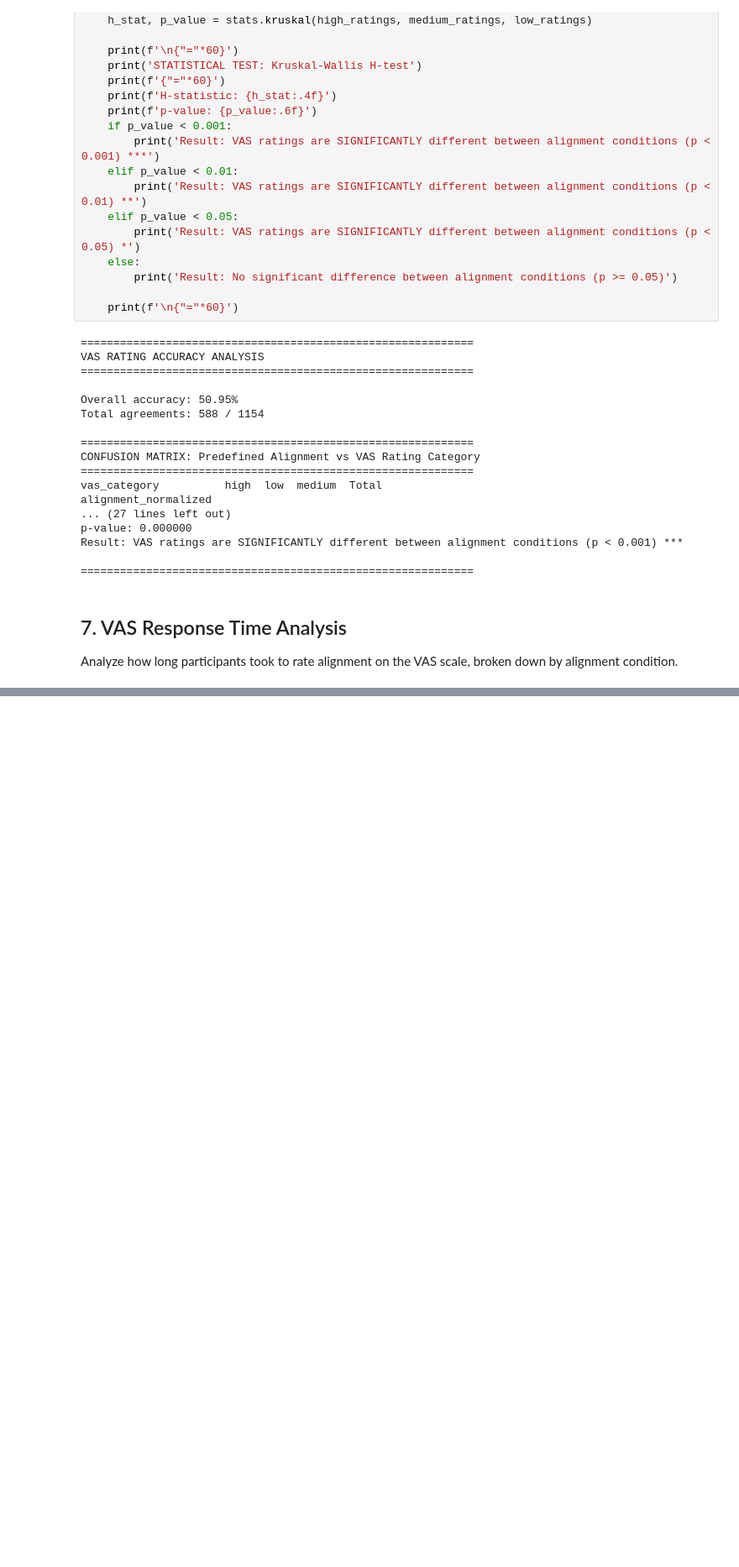
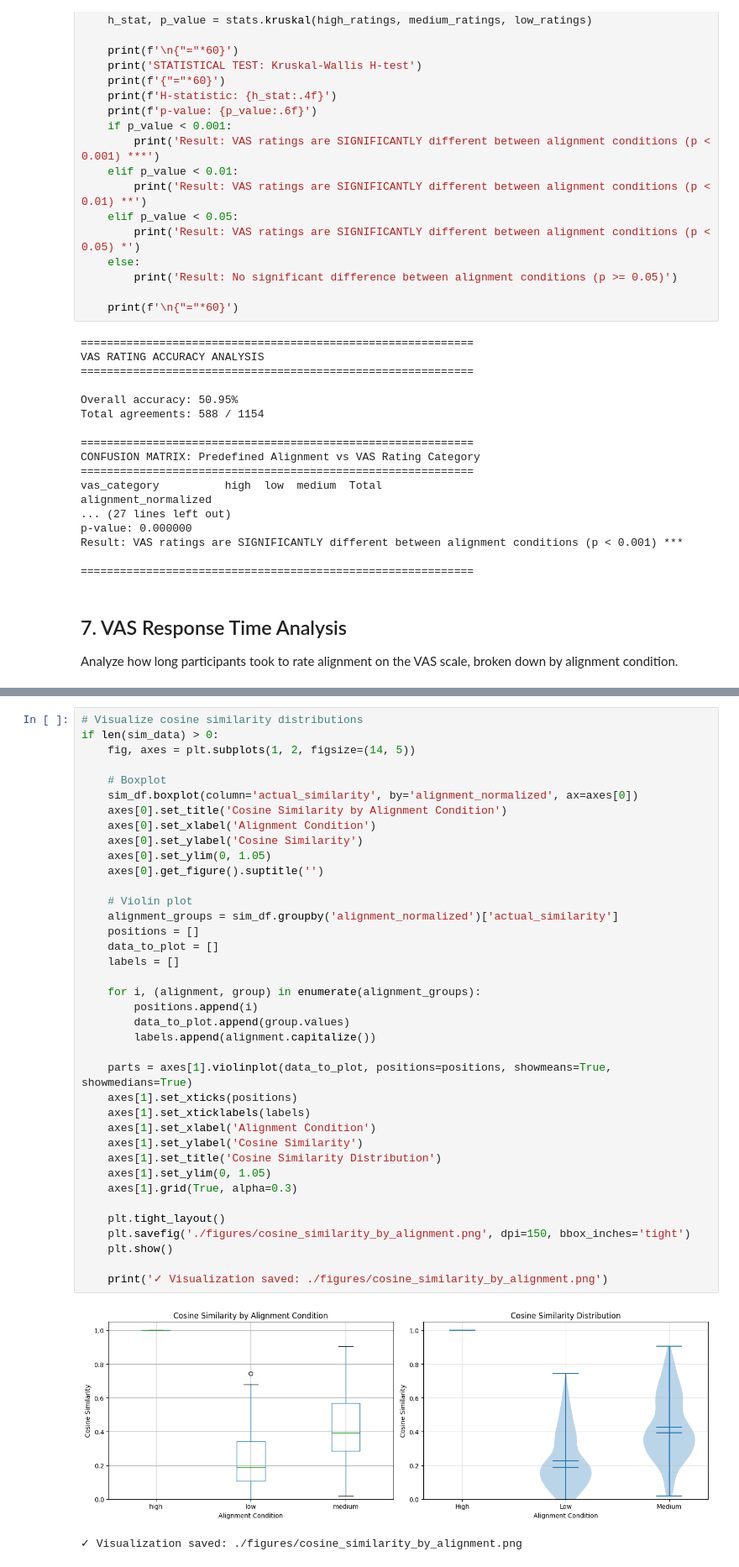
Before and after one commit to kimberlyeder/eeg-eyetracking-analysis, a Jupyter notebook: 09_VAS_Ratings_Results.ipynb, the cells around one changed output, grey strips where cells are left out. Shown: that part at 84% size. Saved outputs shown, nothing was run; the diff lists cells and outputs as text; blank space fills up the shorter version.

Commit message:
cosine similarity analysis

```diff
--- a/09_VAS_Ratings_Results.ipynb
+++ b/09_VAS_Ratings_Results.ipynb
@@ -354,0 +688,41 @@ Analyze how long participants took to rate alignment on the VAS scale, broken do
+# %%
+# Visualize cosine similarity distributions
+if len(sim_data) > 0:
+    fig, axes = plt.subplots(1, 2, figsize=(14, 5))
+
+    # Boxplot
+    sim_df.boxplot(column='actual_similarity', by='alignment_normalized', ax=axes[0])
+    axes[0].set_title('Cosine Similarity by Alignment Condition')
+    axes[0].set_xlabel('Alignment Condition')
+    axes[0].set_ylabel('Cosine Similarity')
+    axes[0].set_ylim(0, 1.05)
+    axes[0].get_figure().suptitle('')
+
+    # Violin plot
+    alignment_groups = sim_df.groupby('alignment_normalized')['actual_similarity']
+    positions = []
+    data_to_plot = []
+    labels = []
+
+    for i, (alignment, group) in enumerate(alignment_groups):
+        positions.append(i)
+        data_to_plot.append(group.values)
+        labels.append(alignment.capitalize())
+
+    parts = axes[1].violinplot(data_to_plot, positions=positions, showmeans=True, showmedians=True)
+    axes[1].set_xticks(positions)
+    axes[1].set_xticklabels(labels)
+    axes[1].set_xlabel('Alignment Condition')
+    axes[1].set_ylabel('Cosine Similarity')
+    axes[1].set_title('Cosine Similarity Distribution')
+    axes[1].set_ylim(0, 1.05)
+    axes[1].grid(True, alpha=0.3)
+
+    plt.tight_layout()
+    plt.savefig('./figures/cosine_similarity_by_alignment.png', dpi=150, bbox_inches='tight')
+    plt.show()
+
+    print('✓ Visualization saved: ./figures/cosine_similarity_by_alignment.png')
+# %% [output]
+[figure, added]
+✓ Visualization saved: ./figures/cosine_similarity_by_alignment.png
```
Also changed, not shown: parts of 6 cells of this notebook.
